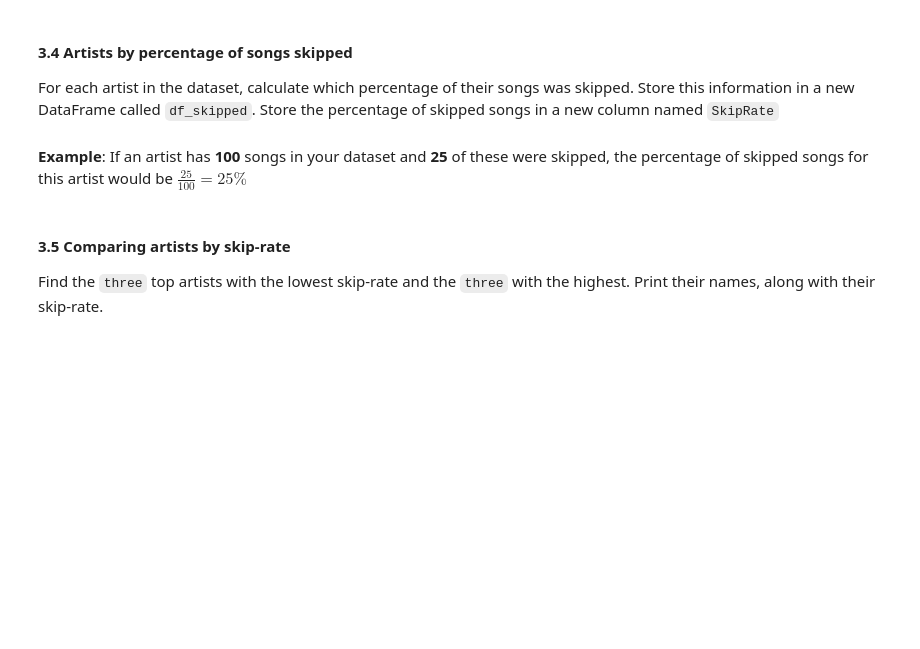
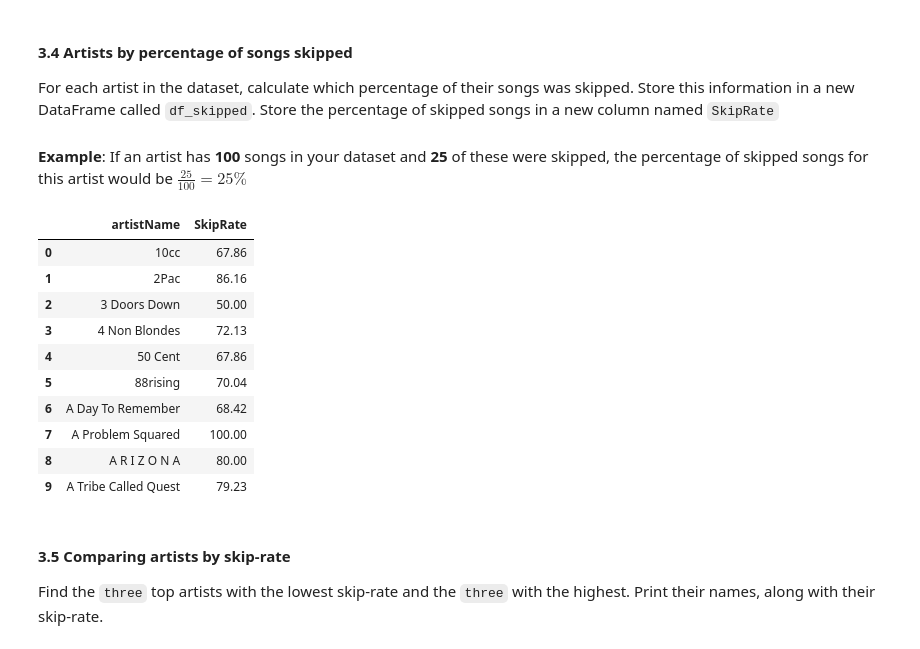
Before and after one commit to jwestpla/DAT200_compulsaries, a Jupyter notebook: CA1/CA1_spotify.ipynb, the cells around one changed output. Saved outputs shown, nothing was run; the diff lists cells and outputs as text; code cells hidden in the pictures; blank space fills up the shorter version.

```diff
--- a/CA1/CA1_spotify.ipynb
+++ b/CA1/CA1_spotify.ipynb
@@ -353,6 +358,26 @@ plt.show()
 For each artist in the dataset, calculate which percentage of their songs was skipped. Store this information in a new DataFrame called `df_skipped`. Store the percentage of skipped songs in a new column named `SkipRate`\
 \
 **Example**: If an artist has **100** songs in your dataset and **25** of these were skipped, the percentage of skipped songs for this artist would be $\frac{25}{100}=25\%$
+# %%
+
+df_skipped = ((clean_df[clean_df["skipped"] == 1].groupby("artistName")["skipped"].count() /
+              clean_df.groupby("artistName")["skipped"].count()) * 100).round(2)
+
+df_skipped = df_skipped.reset_index().rename(columns={"skipped": "SkipRate"})
+
+df_skipped.head(10)
+# %% [output]
+|  | artistName | SkipRate |
+| 0 | 10cc | 67.86 |
+| 1 | 2Pac | 86.16 |
+| 2 | 3 Doors Down | 50.00 |
+| 3 | 4 Non Blondes | 72.13 |
+| 4 | 50 Cent | 67.86 |
+| 5 | 88rising | 70.04 |
+| 6 | A Day To Remember | 68.42 |
+| 7 | A Problem Squared | 100.00 |
+| 8 | A R I Z O N A | 80.00 |
+| 9 | A Tribe Called Quest | 79.23 |
 # %% [markdown]
 #### 3.5 Comparing artists by skip-rate
 Find the `three` top artists with the lowest skip-rate and the `three` with the highest. Print their names, along with their skip-rate.
```
Also changed, not shown: parts of 4 cells of this notebook, 1 other file.
